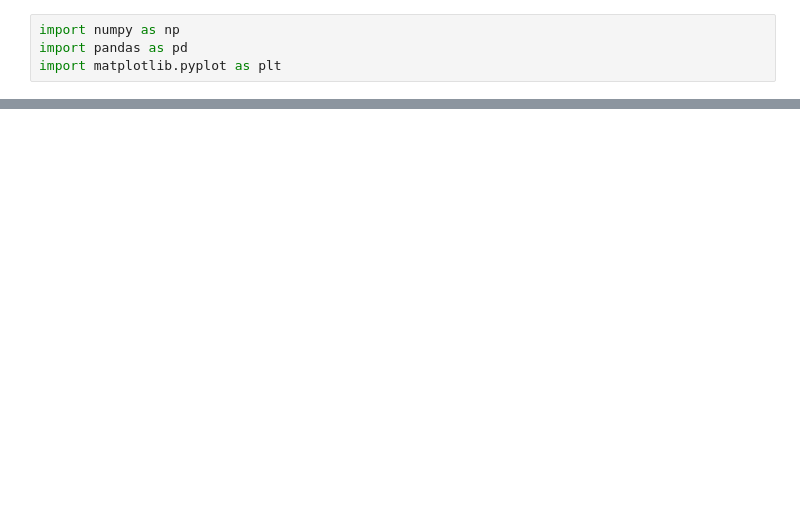
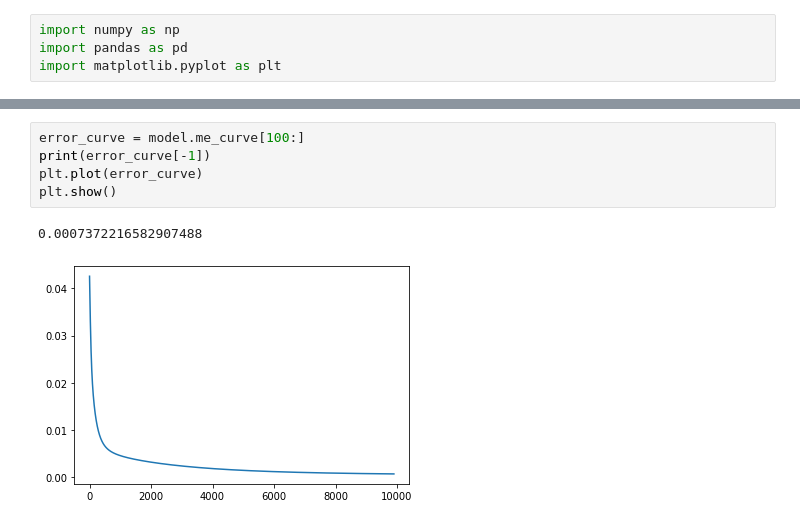
Before and after one commit to abhinav-exp/Forecasting-CryptoCurrency-Prices, a Jupyter notebook: CFLANN.ipynb, the cells around one changed output, grey strips where cells are left out. Drawn from its saved outputs; the diff is of its cells as text; blank space fills up the shorter version.

```diff
--- a/CFLANN.ipynb
+++ b/CFLANN.ipynb
@@ -94,3 +187,11 @@ print(preds.shape)
+# %%
+error_curve = model.me_curve[100:]
+print(error_curve[-1])
+plt.plot(error_curve)
+plt.show()
+# %% [output]
+0.0007372216582907488
+[figure, added]
 # %%
 preds[:, 0]
 # %% [output]
```
Also changed, not shown: parts of 13 cells of this notebook.
